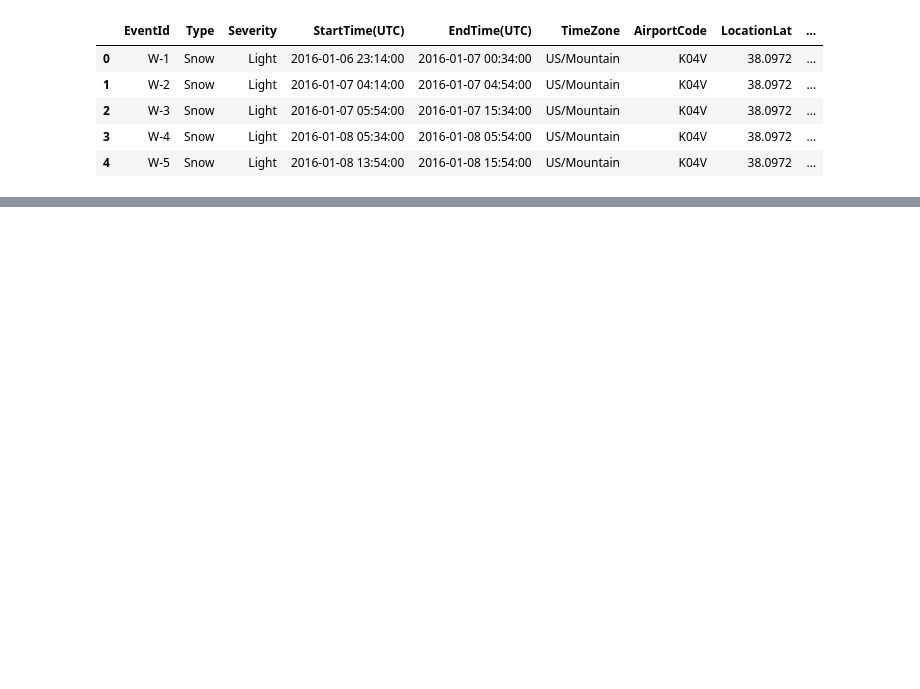
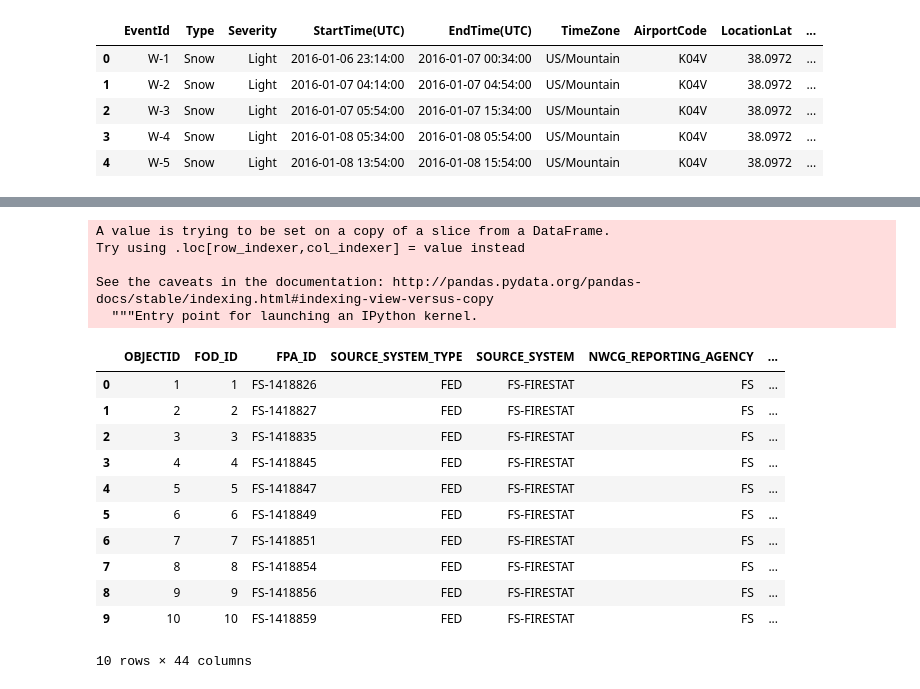
Before and after one commit to li-mc/wildfire_data, a Jupyter notebook: align_weather_events.ipynb, the cells around one changed output, grey strips where cells are left out. Saved outputs shown, nothing was run; the diff lists cells and outputs as text; code cells hidden in the pictures; blank space fills up the shorter version.

Commit message:
add potential final dataset, end generates a .pkl

```diff
--- a/align_weather_events.ipynb
+++ b/align_weather_events.ipynb
@@ -49,9 +50,9 @@ df = df[df['Type'].isin(weatherTypes)];
 # %%
 #Add a column for boolean results if (1) there has been a storm within 7 days and (2) if the event is in the same state
 # %%
-df_fires['storm_within_week']  = False;
-df_fires['rain_within_week'] = False;
-df_fires['snow_within_week'] = False;
+df_fires['last_snow_delta']  = False;
+df_fires['last_storm_delta'] = False;
+df_fires['last_rain_delta'] = False;
 # %%
 df_fires.head()
 # %% [output]
@@ -89,0 +80,6 @@ ValueError: expr must be a string to be evaluated, <class 'bool'> given
+# %%
+#Proof of concept for grabbing values out of the df_fires dataset.
+fire_small = df_fires.head(10)
+result_array_rain = np.array
+result_array_snow = np.array
+result_array_storm = np.array
@@ -89,0 +113,23 @@ ValueError: expr must be a string to be evaluated, <class 'bool'> given
+# %%
+fire_small['new_val'] = pd.DataFrame(np.array(range(1,10)))
+# %% [output]
+A value is trying to be set on a copy of a slice from a DataFrame.
+Try using .loc[row_indexer,col_indexer] = value instead
+
+See the caveats in the documentation: http://pandas.pydata.org/pandas-docs/stable/indexing.html#indexing-view-versus-copy
+  """Entry point for launching an IPython kernel.
+# %%
+fire_small
+# %% [output]
+|  | OBJECTID | FOD_ID | FPA_ID | SOURCE_SYSTEM_TYPE | SOURCE_SYSTEM | NWCG_REPORTING_AGENCY | ... |
+| 0 | 1 | 1 | FS-1418826 | FED | FS-FIRESTAT | FS | ... |
+| 1 | 2 | 2 | FS-1418827 | FED | FS-FIRESTAT | FS | ... |
+| 2 | 3 | 3 | FS-1418835 | FED | FS-FIRESTAT | FS | ... |
+| 3 | 4 | 4 | FS-1418845 | FED | FS-FIRESTAT | FS | ... |
+| 4 | 5 | 5 | FS-1418847 | FED | FS-FIRESTAT | FS | ... |
+| 5 | 6 | 6 | FS-1418849 | FED | FS-FIRESTAT | FS | ... |
+| 6 | 7 | 7 | FS-1418851 | FED | FS-FIRESTAT | FS | ... |
+| 7 | 8 | 8 | FS-1418854 | FED | FS-FIRESTAT | FS | ... |
+| 8 | 9 | 9 | FS-1418856 | FED | FS-FIRESTAT | FS | ... |
+| 9 | 10 | 10 | FS-1418859 | FED | FS-FIRESTAT | FS | ... |
+10 rows × 44 columns
```
Also changed, not shown: parts of 5 cells of this notebook, 1 other file.
